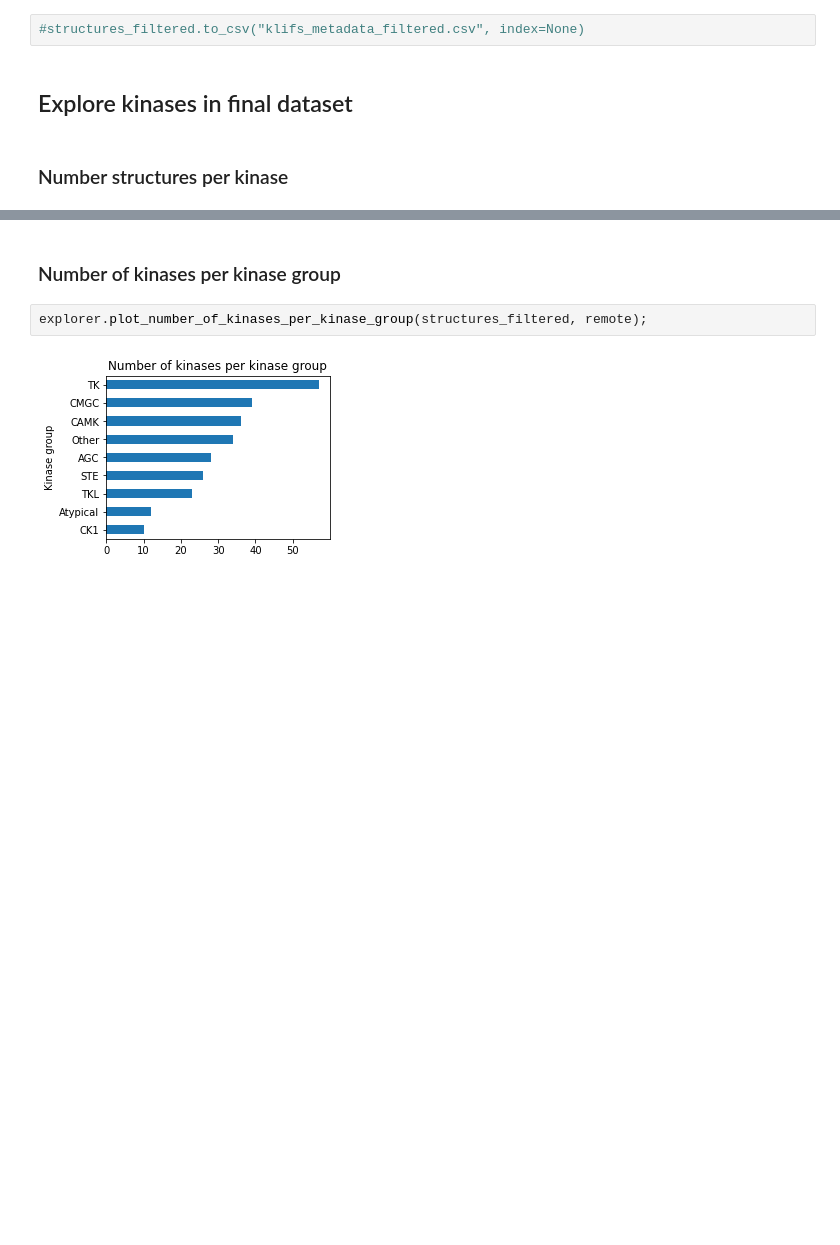
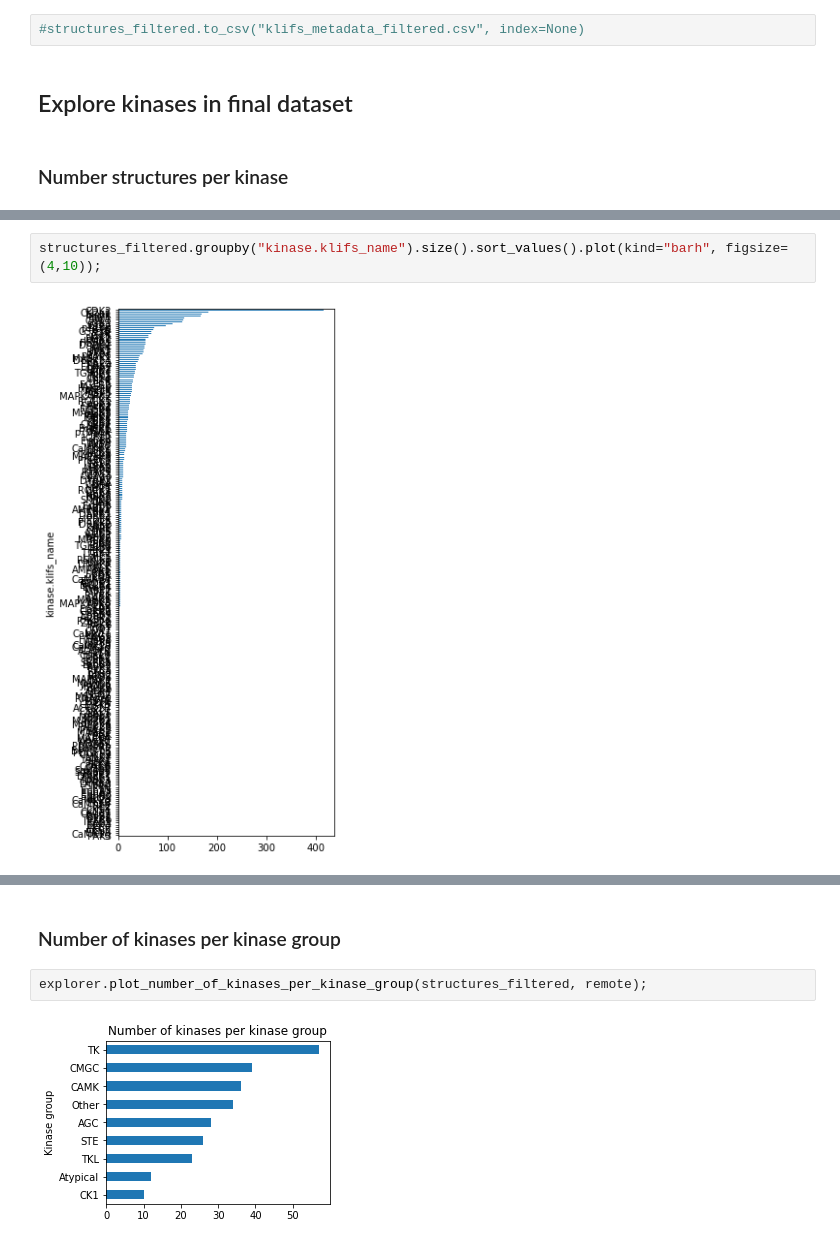
Before and after one commit to volkamerlab/kissim, a Jupyter notebook: docs/tutorials/data_preparation.ipynb, the cells around one changed output, grey strips where cells are left out. Saved outputs shown, nothing was run; the diff lists cells and outputs as text; blank space fills up the shorter version.

Commit message:
Data preparation notebook: Add more #struc/kinase stats

```diff
--- a/docs/tutorials/data_preparation.ipynb
+++ b/docs/tutorials/data_preparation.ipynb
@@ -111,0 +112,4 @@ explorer.plot_number_of_structures_per_kinase(structures_filtered);
+# %%
+structures_filtered.groupby("kinase.klifs_name").size().sort_values().plot(kind="barh", figsize=(4,10));
+# %% [output]
+[figure, added]
```
Also changed, not shown: parts of 6 cells of this notebook.
